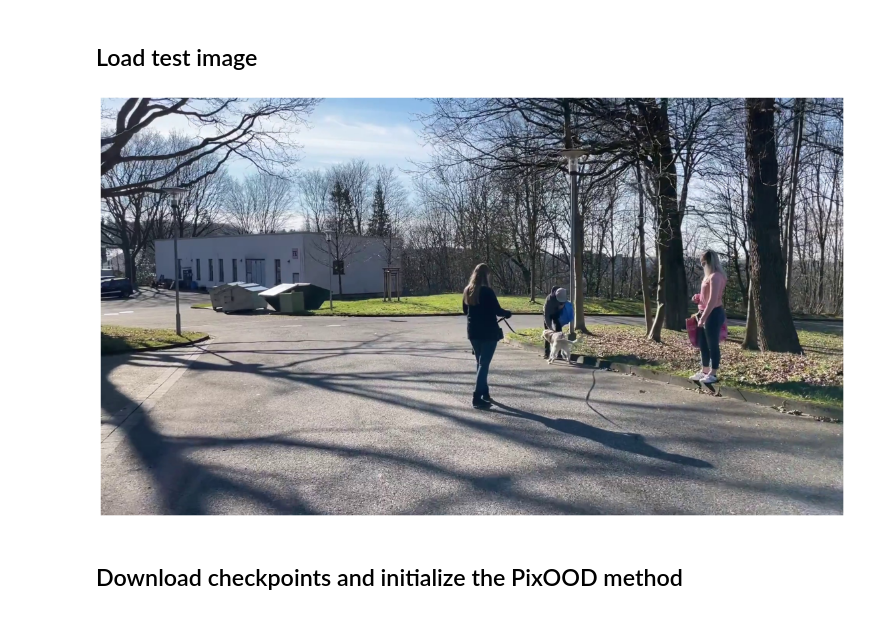
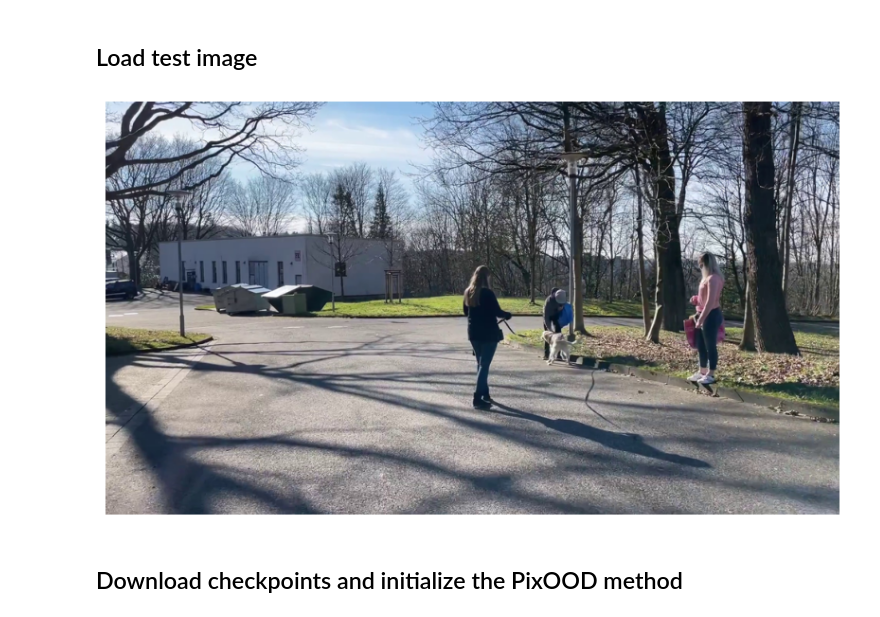
Before and after one commit to vojirt/PixOOD, a Jupyter notebook: example.ipynb, the cells around one changed output. Saved outputs shown, nothing was run; the diff lists cells and outputs as text; code cells hidden in the pictures.

```diff
--- a/example.ipynb
+++ b/example.ipynb
@@ -9,14 +9,16 @@ from pixood import PixOOD
 # %%
 # the test image is from the WOS dataset (https://zenodo.org/records/12188586) "sequence_001" file "000032.png"
 pil_img = Image.open("./assets/test_image.png")
+# resize to fit to VRAM
+pil_img = pil_img.resize((int(pil_img.width*0.5), int(pil_img.height*0.5)), Image.Resampling.LANCZOS)
 img_grayscale = np.repeat(np.array(pil_img.convert("L"))[:,:, None], 3, axis=2)
 
-plt.figure(42, figsize=(20,20))
+plt.figure(42, figsize=(10,10))
 plt.imshow(pil_img)
 plt.axis('off')
 plt.show()
 # %% [output]
-[figure, old version]
+[figure, new version]
 # %% [markdown]
 ## Download checkpoints and initialize the PixOOD method
 # %%
```
Also changed, not shown: parts of 6 cells of this notebook, 6 other files.
